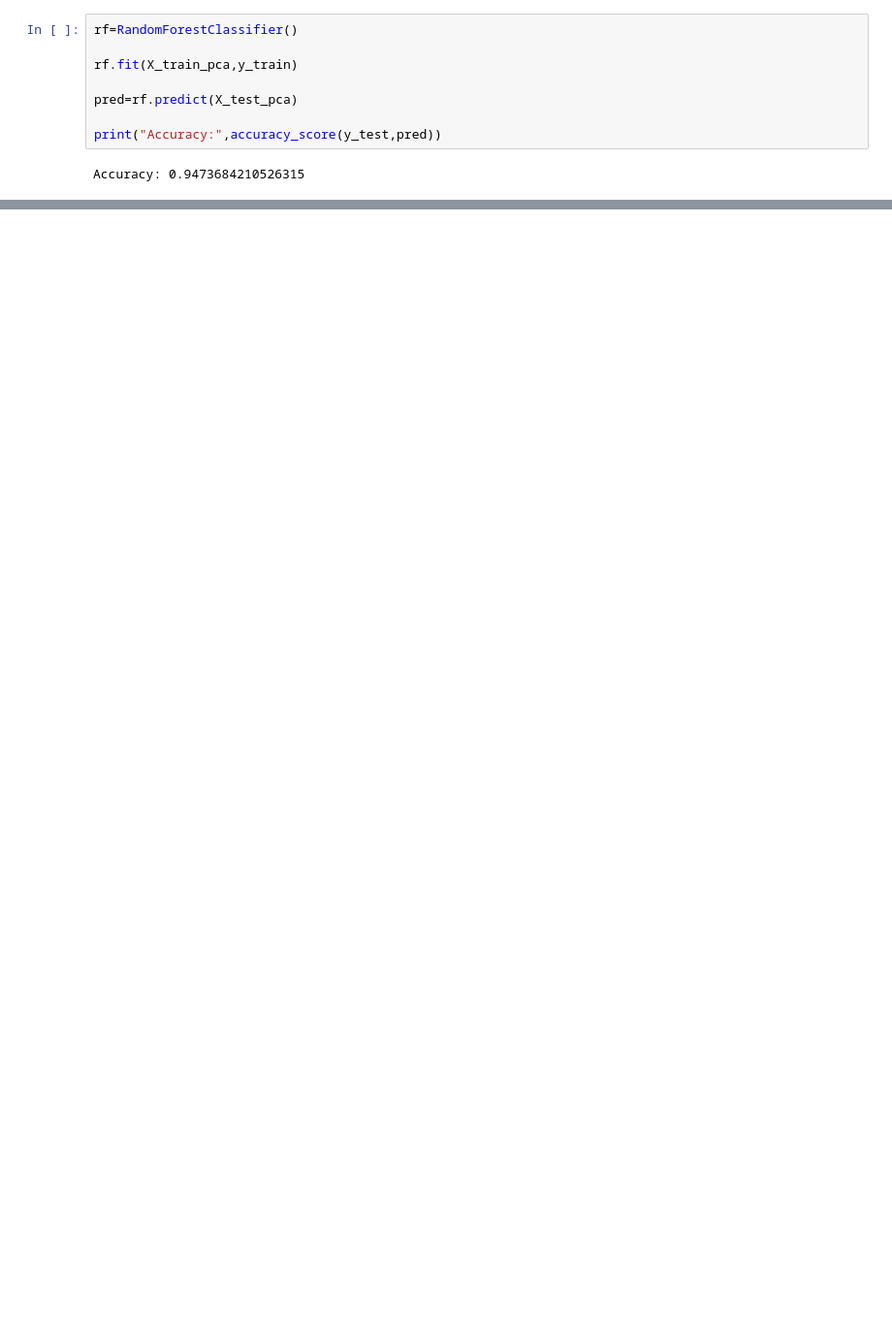
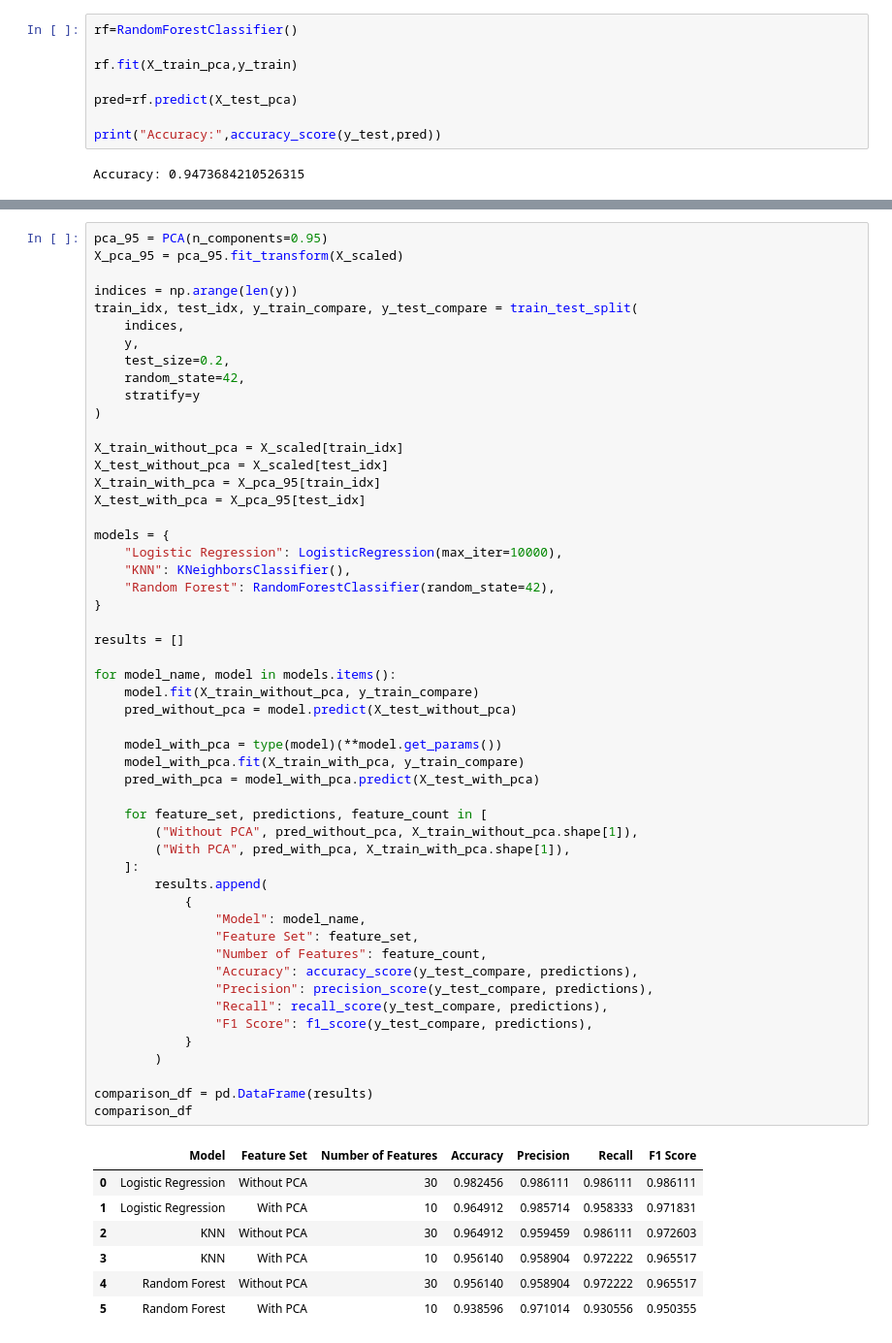
Before and after one commit to Fethulmubin/PCA_visualization, a Jupyter notebook: PCA_.ipynb, the cells around one changed output, grey strips where cells are left out. Shown at 97% size. Cells and saved outputs as stored; diff of their text form; blank space fills up the shorter version.

```diff
--- a/PCA_.ipynb
+++ b/PCA_.ipynb
@@ -277,0 +358,60 @@ Accuracy: 0.9473684210526315
+# %%
+pca_95 = PCA(n_components=0.95)
+X_pca_95 = pca_95.fit_transform(X_scaled)
+
+indices = np.arange(len(y))
+train_idx, test_idx, y_train_compare, y_test_compare = train_test_split(
+    indices,
+    y,
+    test_size=0.2,
+    random_state=42,
+    stratify=y
+)
+
+X_train_without_pca = X_scaled[train_idx]
+X_test_without_pca = X_scaled[test_idx]
+X_train_with_pca = X_pca_95[train_idx]
+X_test_with_pca = X_pca_95[test_idx]
+
+models = {
+    "Logistic Regression": LogisticRegression(max_iter=10000),
+    "KNN": KNeighborsClassifier(),
+    "Random Forest": RandomForestClassifier(random_state=42),
+}
+
+results = []
+
+for model_name, model in models.items():
+    model.fit(X_train_without_pca, y_train_compare)
+    pred_without_pca = model.predict(X_test_without_pca)
+
+    model_with_pca = type(model)(**model.get_params())
+    model_with_pca.fit(X_train_with_pca, y_train_compare)
+    pred_with_pca = model_with_pca.predict(X_test_with_pca)
+
+    for feature_set, predictions, feature_count in [
+        ("Without PCA", pred_without_pca, X_train_without_pca.shape[1]),
+        ("With PCA", pred_with_pca, X_train_with_pca.shape[1]),
+    ]:
+        results.append(
+            {
+                "Model": model_name,
+                "Feature Set": feature_set,
+                "Number of Features": feature_count,
+                "Accuracy": accuracy_score(y_test_compare, predictions),
+                "Precision": precision_score(y_test_compare, predictions),
+                "Recall": recall_score(y_test_compare, predictions),
+                "F1 Score": f1_score(y_test_compare, predictions),
+            }
+        )
+
+comparison_df = pd.DataFrame(results)
+comparison_df
+# %% [output]
+|  | Model | Feature Set | Number of Features | Accuracy | Precision | Recall | F1 Score |
+| 0 | Logistic Regression | Without PCA | 30 | 0.982456 | 0.986111 | 0.986111 | 0.986111 |
+| 1 | Logistic Regression | With PCA | 10 | 0.964912 | 0.985714 | 0.958333 | 0.971831 |
+| 2 | KNN | Without PCA | 30 | 0.964912 | 0.959459 | 0.986111 | 0.972603 |
+| 3 | KNN | With PCA | 10 | 0.956140 | 0.958904 | 0.972222 | 0.965517 |
+| 4 | Random Forest | Without PCA | 30 | 0.956140 | 0.958904 | 0.972222 | 0.965517 |
+| 5 | Random Forest | With PCA | 10 | 0.938596 | 0.971014 | 0.930556 | 0.950355 |
```
Also changed, not shown: parts of 26 cells of this notebook, 1 other file.
